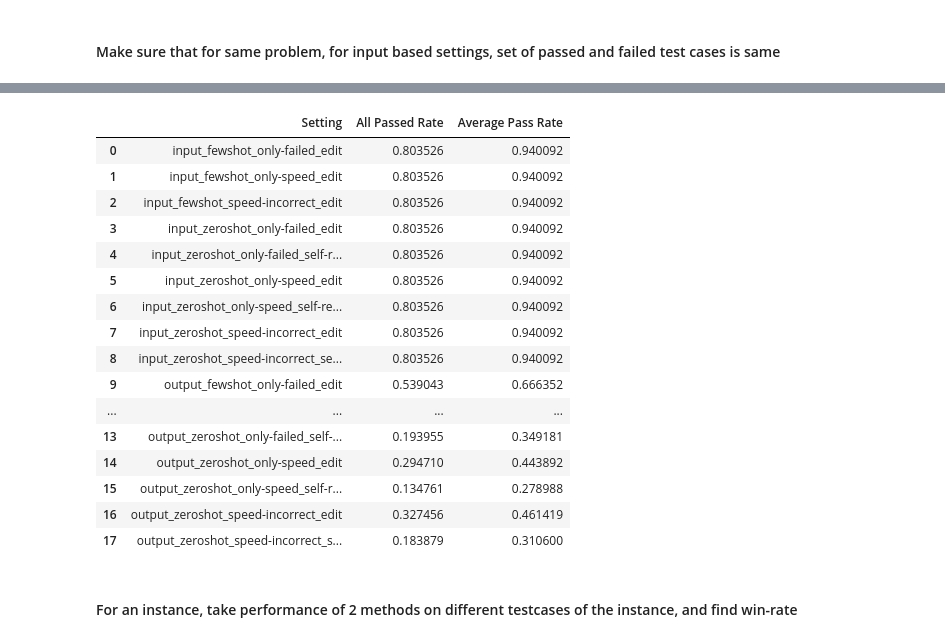
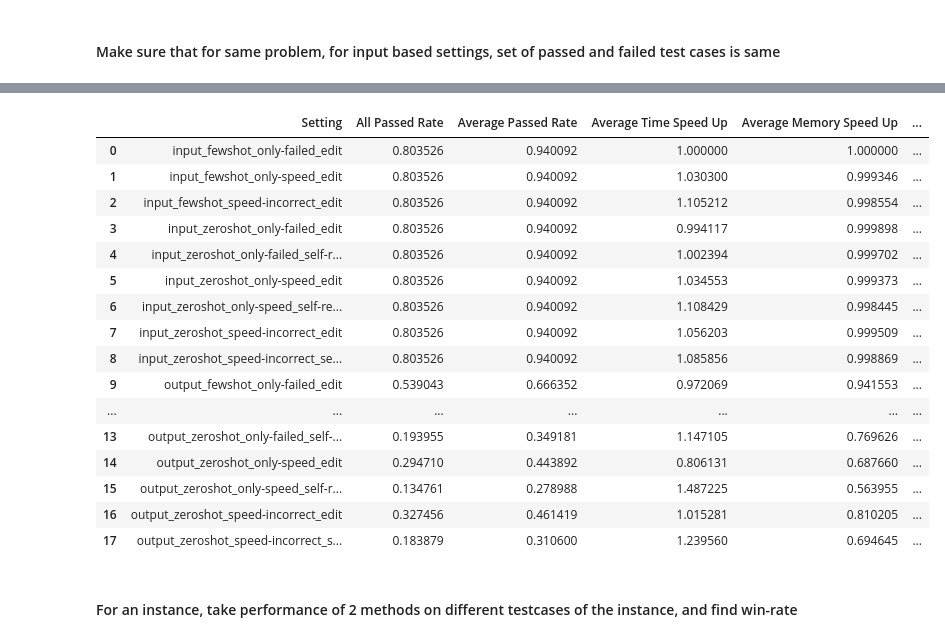
Before and after one commit to Srijith-rkr/NoFunCoder, a Jupyter notebook: analysis_stuff_code/00_cal_scores.ipynb, the cells around one changed output, grey strips where cells are left out. Cells and saved outputs as stored; diff of their text form; code cells hidden in the pictures.

Commit message:
Found one way of getting speedups

```diff
--- a/analysis_stuff_code/00_cal_scores.ipynb
+++ b/analysis_stuff_code/00_cal_scores.ipynb
@@ -2,0 +4,2 @@ import os, sys, json
+# %%
+SELECTED_INPUT_ID = "input_fewshot_only-failed_edit"
@@ -348,3 +339,24 @@ for instance_id in instance_df:
         pass_rate_df[setting_id][instance_id]['pass_rate'] = len(instance_df[instance_id][setting_id].passed_testcases_list) / num_cases
         pass_rate_df[setting_id][instance_id]['num_passed'] = len(instance_df[instance_id][setting_id].passed_testcases_list)
         pass_rate_df[setting_id][instance_id]['num_failed'] = num_cases - len(instance_df[instance_id][setting_id].passed_testcases_list)
+
+        # find memory speed-ups and time-speed ups
+        tc_ids_aim = instance_df[instance_id][SELECTED_INPUT_ID].passed_testcases_list
+        tc_ids_passed_in_current_setting =instance_df[instance_id][setting_id].passed_testcases_list
+        tc_ids_aim = [x for x in tc_ids_aim if x in tc_ids_passed_in_current_setting]
+        # assert(len(tc_ids_aim)!=0)
+        sum_input_time = 0
+        sum_model_code_time = 0
+        sum_input_memory = 0
+        sum_model_code_memory = 0
+        for check_tc_id in tc_ids_aim:
+            wanted_input_elem = [x for x in instance_df[instance_id][SELECTED_INPUT_ID].tc_list if x['tc_id'] == check_tc_id]
+            wanted_model_code_elem = [x for x in instance_df[instance_id][setting_id].tc_list if x['tc_id'] == check_tc_id]
+            assert(len(wanted_input_elem) == 1)
+            assert(len(wanted_model_code_elem) == 1)
+            sum_input_time += wanted_input_elem[0]['time_taken']
+            sum_model_code_time += wanted_model_code_elem[0]['time_taken']
+            sum_input_memory += wanted_input_elem[0]['memory_taken']
+            sum_model_code_memory += wanted_model_code_elem[0]['memory_taken']
+        pass_rate_df[setting_id][instance_id]['time_speed_up'] = sum_input_time / sum_model_code_time if sum_model_code_time != 0 else 0
+        pass_rate_df[setting_id][instance_id]['memory_speed_up'] = sum_input_memory / sum_model_code_memory if sum_model_code_memory != 0 else 0
@@ -366,39 +402,44 @@ pass_rate_df
 # %%
 import pandas as pd
+import numpy as np
 
 # Create a list to store the data
 data = []
 
 # Iterate through the pass_rate_df dictionary and collect the data
 for setting_now in pass_rate_df:
     tot_tests = len(pass_rate_df[setting_now])
     all_passed_rate = len([x for x in pass_rate_df[setting_now] if x['pass_rate'] == 1]) / tot_tests
     avg_pass_rate = sum([x['pass_rate'] for x in pass_rate_df[setting_now]]) / tot_tests
-    data.append([setting_now, all_passed_rate, avg_pass_rate])
+    avg_time_speed_up = np.mean([x['time_speed_up'] for x in pass_rate_df[setting_now]])
+    avg_memory_speed_up = np.mean([x['memory_speed_up'] for x in pass_rate_df[setting_now]])
+    std_time_speedup = np.std([x['time_speed_up'] for x in pass_rate_df[setting_now]])
+    std_memory_speedup = np.std([x['memory_speed_up'] for x in pass_rate_df[setting_now]])
+    data.append([setting_now, all_passed_rate, avg_pass_rate, avg_time_speed_up, avg_memory_speed_up, std_time_speedup, std_memory_speedup])
 
 # Create a dataframe
-df = pd.DataFrame(data, columns=['Setting', 'All Passed Rate', 'Average Pass Rate'])
+df = pd.DataFrame(data, columns=['Setting', 'All Passed Rate', 'Average Passed Rate', 'Average Time Speed Up', 'Average Memory Speed Up', 'Std Time Speed Up', 'Std Memory Speed Up'])
 
 # Display the dataframe
 df
 # %% [output]
-|  | Setting | All Passed Rate | Average Pass Rate |
-| 0 | input_fewshot_only-failed_edit | 0.803526 | 0.940092 |
-| 1 | input_fewshot_only-speed_edit | 0.803526 | 0.940092 |
-| 2 | input_fewshot_speed-incorrect_edit | 0.803526 | 0.940092 |
-| 3 | input_zeroshot_only-failed_edit | 0.803526 | 0.940092 |
-| 4 | input_zeroshot_only-failed_self-r... | 0.803526 | 0.940092 |
-| 5 | input_zeroshot_only-speed_edit | 0.803526 | 0.940092 |
-| 6 | input_zeroshot_only-speed_self-re... | 0.803526 | 0.940092 |
-| 7 | input_zeroshot_speed-incorrect_edit | 0.803526 | 0.940092 |
-| 8 | input_zeroshot_speed-incorrect_se... | 0.803526 | 0.940092 |
-| 9 | output_fewshot_only-failed_edit | 0.539043 | 0.666352 |
-| ... | ... | ... | ... |
-| 13 | output_zeroshot_only-failed_self-... | 0.193955 | 0.349181 |
-| 14 | output_zeroshot_only-speed_edit | 0.294710 | 0.443892 |
-| 15 | output_zeroshot_only-speed_self-r... | 0.134761 | 0.278988 |
-| 16 | output_zeroshot_speed-incorrect_edit | 0.327456 | 0.461419 |
-| 17 | output_zeroshot_speed-incorrect_s... | 0.183879 | 0.310600 |
+|  | Setting | All Passed Rate | Average Passed Rate | Average Time Speed Up | Average Memory Speed Up | ... |
+| 0 | input_fewshot_only-failed_edit | 0.803526 | 0.940092 | 1.000000 | 1.000000 | ... |
+| 1 | input_fewshot_only-speed_edit | 0.803526 | 0.940092 | 1.030300 | 0.999346 | ... |
+| 2 | input_fewshot_speed-incorrect_edit | 0.803526 | 0.940092 | 1.105212 | 0.998554 | ... |
+| 3 | input_zeroshot_only-failed_edit | 0.803526 | 0.940092 | 0.994117 | 0.999898 | ... |
+| 4 | input_zeroshot_only-failed_self-r... | 0.803526 | 0.940092 | 1.002394 | 0.999702 | ... |
+| 5 | input_zeroshot_only-speed_edit | 0.803526 | 0.940092 | 1.034553 | 0.999373 | ... |
+| 6 | input_zeroshot_only-speed_self-re... | 0.803526 | 0.940092 | 1.108429 | 0.998445 | ... |
+| 7 | input_zeroshot_speed-incorrect_edit | 0.803526 | 0.940092 | 1.056203 | 0.999509 | ... |
+| 8 | input_zeroshot_speed-incorrect_se... | 0.803526 | 0.940092 | 1.085856 | 0.998869 | ... |
+| 9 | output_fewshot_only-failed_edit | 0.539043 | 0.666352 | 0.972069 | 0.941553 | ... |
+| ... | ... | ... | ... | ... | ... | ... |
+| 13 | output_zeroshot_only-failed_self-... | 0.193955 | 0.349181 | 1.147105 | 0.769626 | ... |
+| 14 | output_zeroshot_only-speed_edit | 0.294710 | 0.443892 | 0.806131 | 0.687660 | ... |
+| 15 | output_zeroshot_only-speed_self-r... | 0.134761 | 0.278988 | 1.487225 | 0.563955 | ... |
+| 16 | output_zeroshot_speed-incorrect_edit | 0.327456 | 0.461419 | 1.015281 | 0.810205 | ... |
+| 17 | output_zeroshot_speed-incorrect_s... | 0.183879 | 0.310600 | 1.239560 | 0.694645 | ... |
 # %% [markdown]
 #### For an instance, take performance of 2 methods on different testcases of the instance, and find win-rate
 # %%
```
Also changed, not shown: parts of 16 cells of this notebook.
